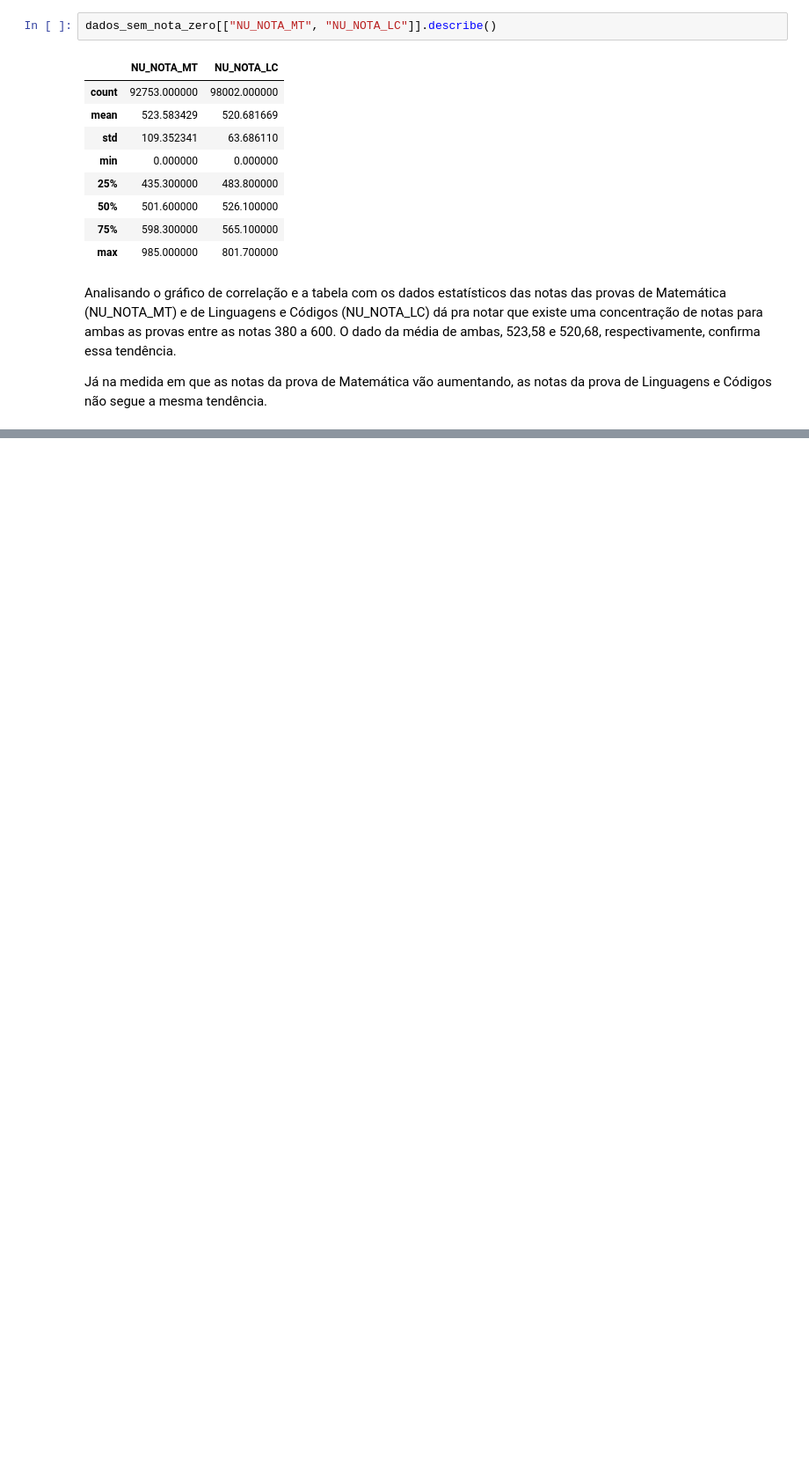
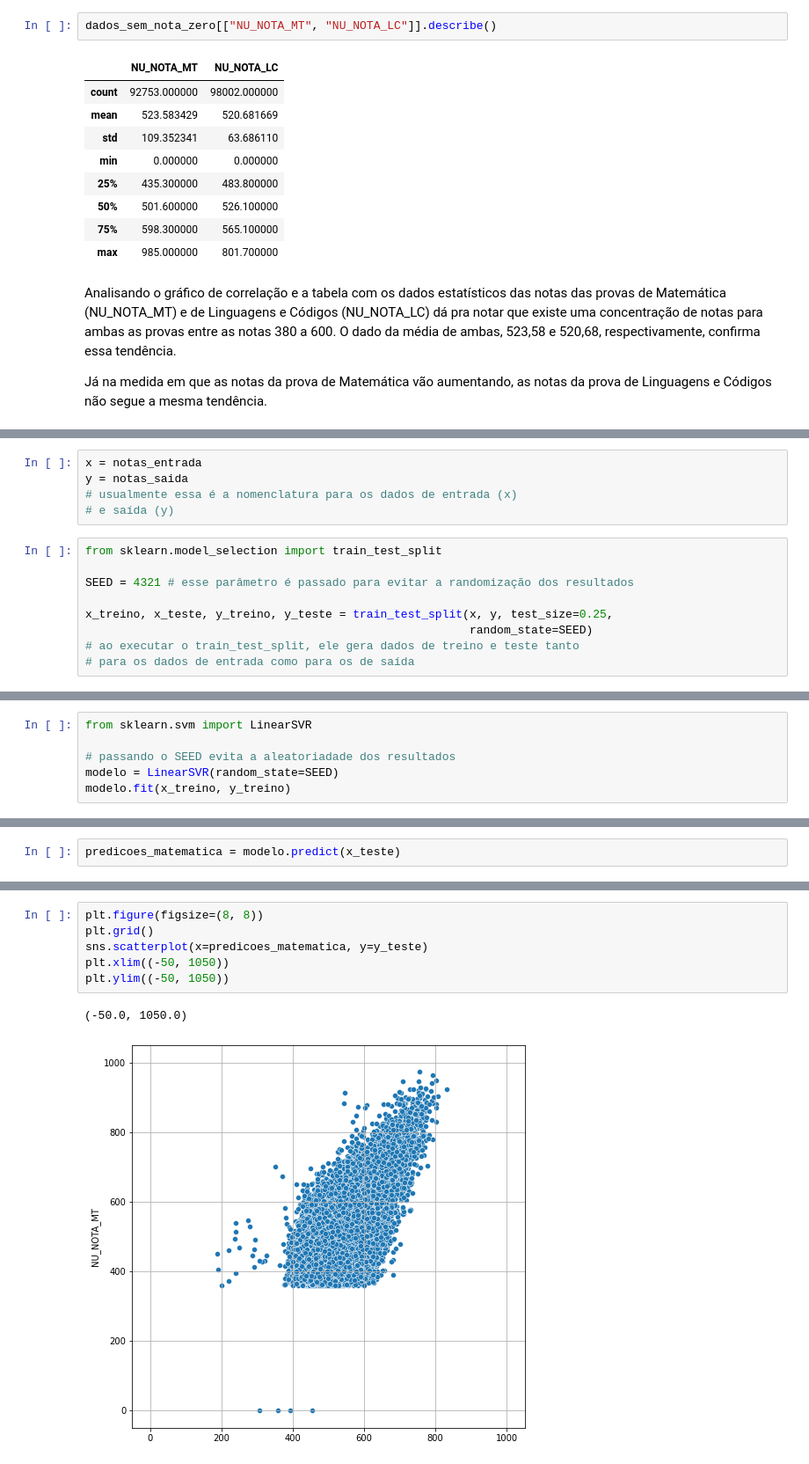
Before and after one commit to marielitonmb/Imers-o-de-Dados, a Jupyter notebook: Imersão_Dados_Alura.ipynb, the cells around one changed output, grey strips where cells are left out. Shown at 88% size. Cells and saved outputs as stored; diff of their text form; blank space fills up the shorter version.

```diff
--- a/Imersão_Dados_Alura.ipynb
+++ b/Imersão_Dados_Alura.ipynb
@@ -875,0 +903,14 @@ Já na medida em que as notas da prova de Matemática vão aumentando, as notas
+# %%
+x = notas_entrada
+y = notas_saida
+# usualmente essa é a nomenclatura para os dados de entrada (x)
+# e saída (y)
+# %%
+from sklearn.model_selection import train_test_split
+
+SEED = 4321 # esse parâmetro é passado para evitar a randomização dos resultados
+
+x_treino, x_teste, y_treino, y_teste = train_test_split(x, y, test_size=0.25,
+                                                        random_state=SEED)
+# ao executar o train_test_split, ele gera dados de treino e teste tanto
+# para os dados de entrada como para os de saída
@@ -875,0 +938,6 @@ Já na medida em que as notas da prova de Matemática vão aumentando, as notas
+# %%
+from sklearn.svm import LinearSVR
+
+# passando o SEED evita a aleatoriadade dos resultados
+modelo = LinearSVR(random_state=SEED)
+modelo.fit(x_treino, y_treino)
@@ -875,0 +950,2 @@ Já na medida em que as notas da prova de Matemática vão aumentando, as notas
+# %%
+predicoes_matematica = modelo.predict(x_teste)
@@ -875,0 +961,9 @@ Já na medida em que as notas da prova de Matemática vão aumentando, as notas
+# %%
+plt.figure(figsize=(8, 8))
+plt.grid()
+sns.scatterplot(x=predicoes_matematica, y=y_teste)
+plt.xlim((-50, 1050))
+plt.ylim((-50, 1050))
+# %% [output]
+(-50.0, 1050.0)
+[figure, added]
```
Also changed, not shown: parts of 49 cells of this notebook, 1 other file.
